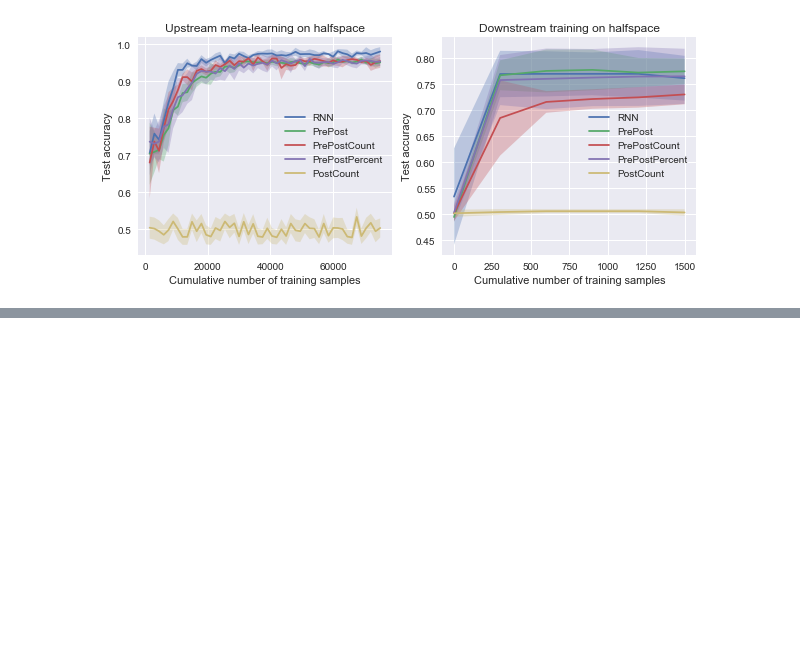
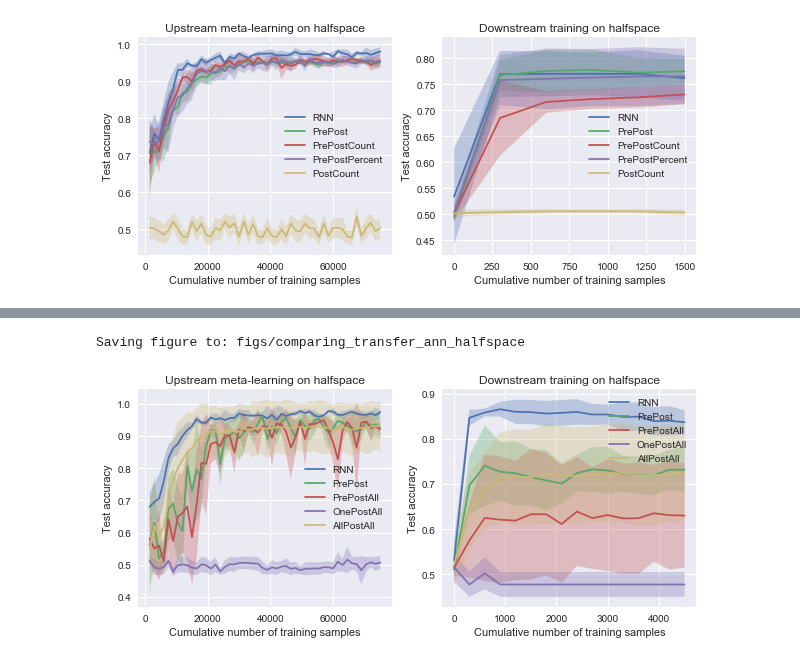
Before and after one commit to saykartik/assemblies, a Jupyter notebook: BrainNet/notebooks/FF_experiments_comparing_halfspace.ipynb, the cells around one changed output, grey strips where cells are left out. Cells and saved outputs as stored; diff of their text form; code cells hidden in the pictures; blank space fills up the shorter version.

```diff
--- a/BrainNet/notebooks/FF_experiments_comparing_halfspace.ipynb
+++ b/BrainNet/notebooks/FF_experiments_comparing_halfspace.ipynb
@@ -459,0 +649,12 @@ if 0:
+# %%
+# Plot to compare all.
+all_stats_up = [agg_stats_rnn_up, agg_stats_ann_prepost_up, agg_stats_ann_prepostall_up, agg_stats_ann_onepostall_up, agg_stats_ann_allpostall_up]
+all_stats_down = [agg_stats_rnn_down, agg_stats_ann_prepost_down, agg_stats_ann_prepostall_down, agg_stats_ann_onepostall_down, agg_stats_ann_allpostall_down]
+labels = ['RNN', 'PrePost', 'PrePostAll', 'OnePostAll', 'AllPostAll']
+plot_compare_models(all_stats_up, all_stats_down, labels,
+                    'Upstream meta-learning on ' + dataset_up,
+                    'Downstream training on ' + dataset_down,
+                    'figs/comparing_transfer_ann_' + dataset_up)
+# %% [output]
+Saving figure to: figs/comparing_transfer_ann_halfspace
+[figure, added]
```
Also changed, not shown: parts of 5 cells of this notebook, 10 other files.
